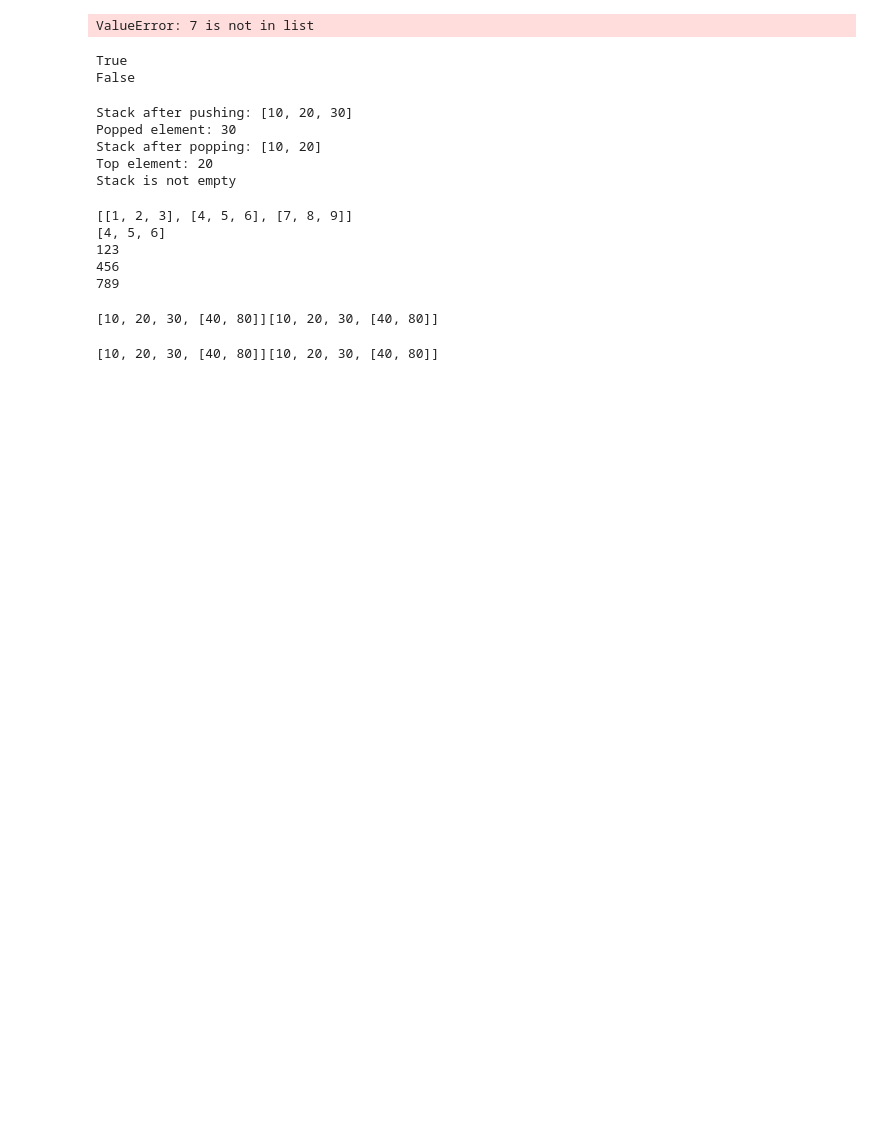
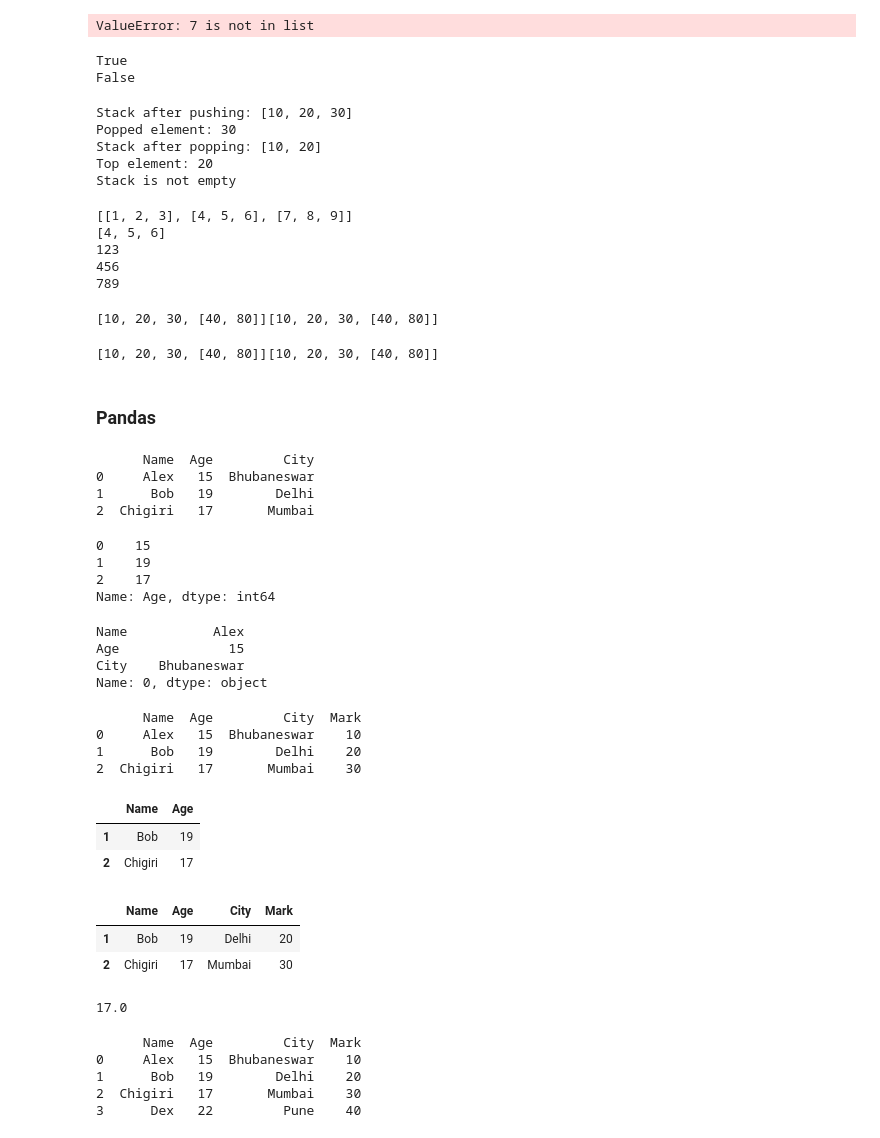
Before and after one commit to subhajyoti-prusty/College_Assignments, a Jupyter notebook: SEM_5/Python Programming/Lab.ipynb, the cells around one changed output. Saved outputs shown, nothing was run; the diff lists cells and outputs as text; code cells hidden in the pictures; blank space fills up the shorter version.

```diff
--- a/SEM_5/Python Programming/Lab.ipynb
+++ b/SEM_5/Python Programming/Lab.ipynb
@@ -1509,3 +1507,83 @@ c[3][0]=60
 print(a,end='')
 # %% [output]
 [10, 20, 30, [40, 80]][10, 20, 30, [40, 80]]
+# %% [markdown]
+### Pandas
+# %%
+# Create DataFrame
+
+import pandas as pd
+
+data = {'Name':['Alex','Bob','Chigiri'],
+        'Age': [15,19,17],
+        'City':['Bhubaneswar','Delhi','Mumbai']
+       }
+
+df = pd.DataFrame(data)
+print(df)
+# %% [output]
+      Name  Age         City
+0     Alex   15  Bhubaneswar
+1      Bob   19        Delhi
+2  Chigiri   17       Mumbai
+# %%
+# Displaying Column
+
+df['Age']
+# %% [output]
+0    15
+1    19
+2    17
+Name: Age, dtype: int64
+# %%
+# Displaying Row
+
+df.iloc[0]
+# %% [output]
+Name           Alex
+Age              15
+City    Bhubaneswar
+Name: 0, dtype: object
+# %%
+# Add new Column
+
+df['Mark'] = [10,20,30]
+print(df)
+# %% [output]
+      Name  Age         City  Mark
+0     Alex   15  Bhubaneswar    10
+1      Bob   19        Delhi    20
+2  Chigiri   17       Mumbai    30
+# %%
+# Createing a Subset
+
+df.loc[1:3,['Name','Age']]
+# %% [output]
+|  | Name | Age |
+| 1 | Bob | 19 |
+| 2 | Chigiri | 17 |
+# %%
+# IF condition in pandas
+
+df[df['Age']>16]
+# %% [output]
+|  | Name | Age | City | Mark |
+| 1 | Bob | 19 | Delhi | 20 |
+| 2 | Chigiri | 17 | Mumbai | 30 |
+# %%
+# Mean Calculation
+
+df['Age'].mean()
+# %% [output]
+17.0
+# %%
+# Adding a row of data
+
+df.loc[len(df)] = ['Dex', 22, 'Pune', 40]
+print(df)
+# %% [output]
+      Name  Age         City  Mark
+0     Alex   15  Bhubaneswar    10
+1      Bob   19        Delhi    20
+2  Chigiri   17       Mumbai    30
+3      Dex   22         Pune    40
```
Also changed, not shown: parts of 21 cells of this notebook.
